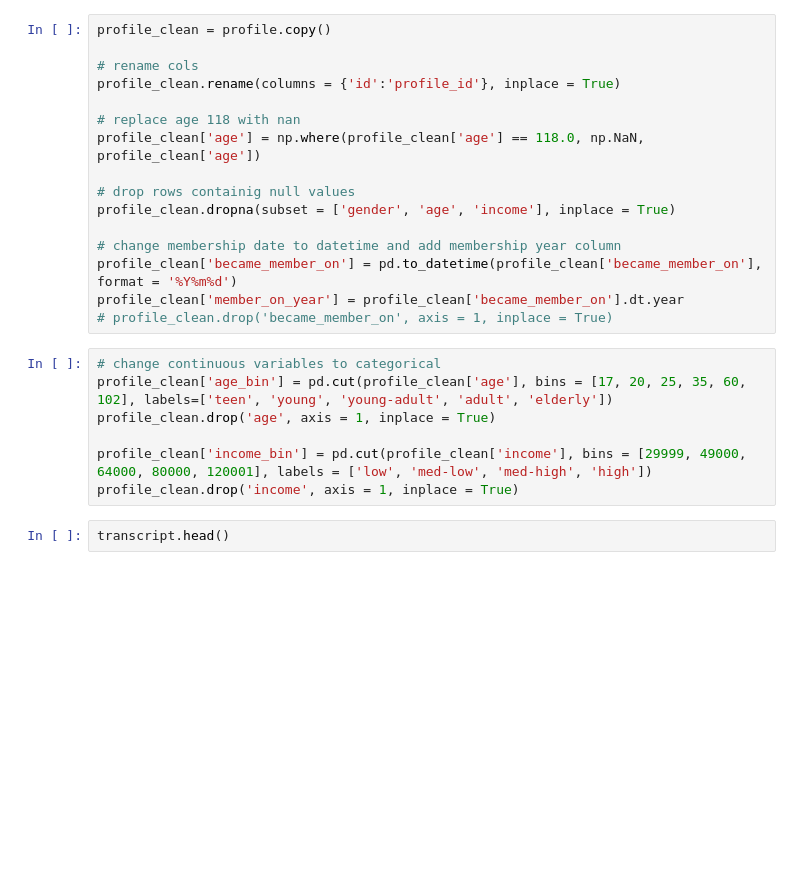
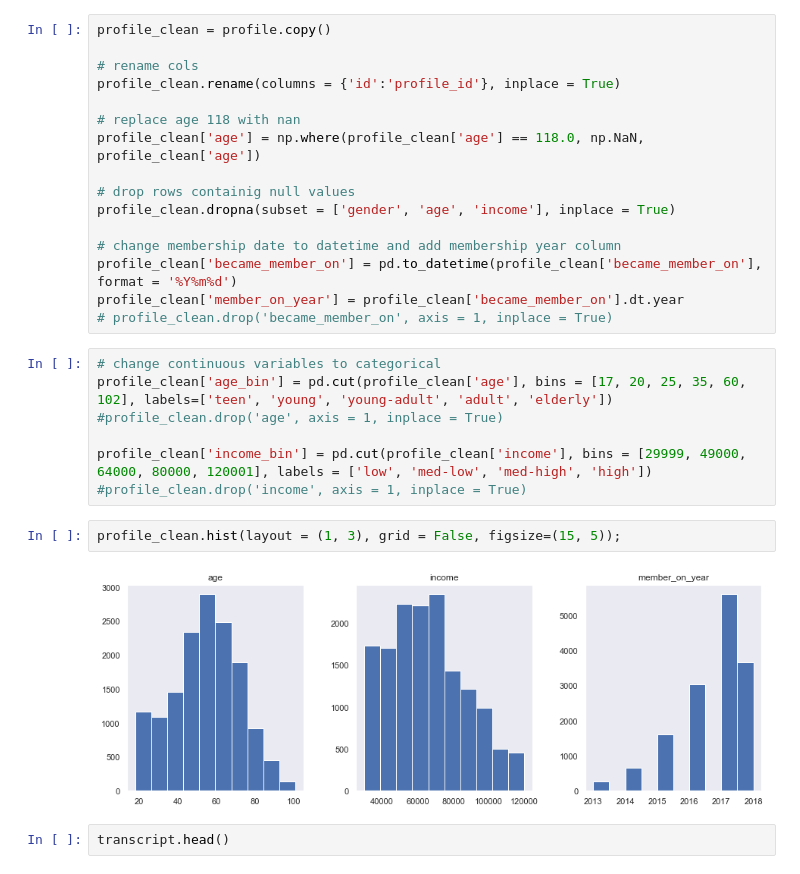
Before and after one commit to arrrunas/starbucks-capstone, a Jupyter notebook: Starbucks_Capstone_final.ipynb, the cells around one changed output. Cells and saved outputs as stored; diff of their text form; blank space fills up the shorter version.

```diff
--- a/Starbucks_Capstone_final.ipynb
+++ b/Starbucks_Capstone_final.ipynb
@@ -151,10 +152,14 @@ profile_clean['member_on_year'] = profile_clean['became_member_on'].dt.year
 # %%
 # change continuous variables to categorical
 profile_clean['age_bin'] = pd.cut(profile_clean['age'], bins = [17, 20, 25, 35, 60, 102], labels=['teen', 'young', 'young-adult', 'adult', 'elderly'])
-profile_clean.drop('age', axis = 1, inplace = True)
+#profile_clean.drop('age', axis = 1, inplace = True)
 
 profile_clean['income_bin'] = pd.cut(profile_clean['income'], bins = [29999, 49000, 64000, 80000, 120001], labels = ['low', 'med-low', 'med-high', 'high'])
-profile_clean.drop('income', axis = 1, inplace = True)
+#profile_clean.drop('income', axis = 1, inplace = True)
+# %%
+profile_clean.hist(layout = (1, 3), grid = False, figsize=(15, 5));
+# %% [output]
+[figure, added]
 # %%
 transcript.head()
 # %% [output]
```
Also changed, not shown: parts of 50 cells of this notebook.
